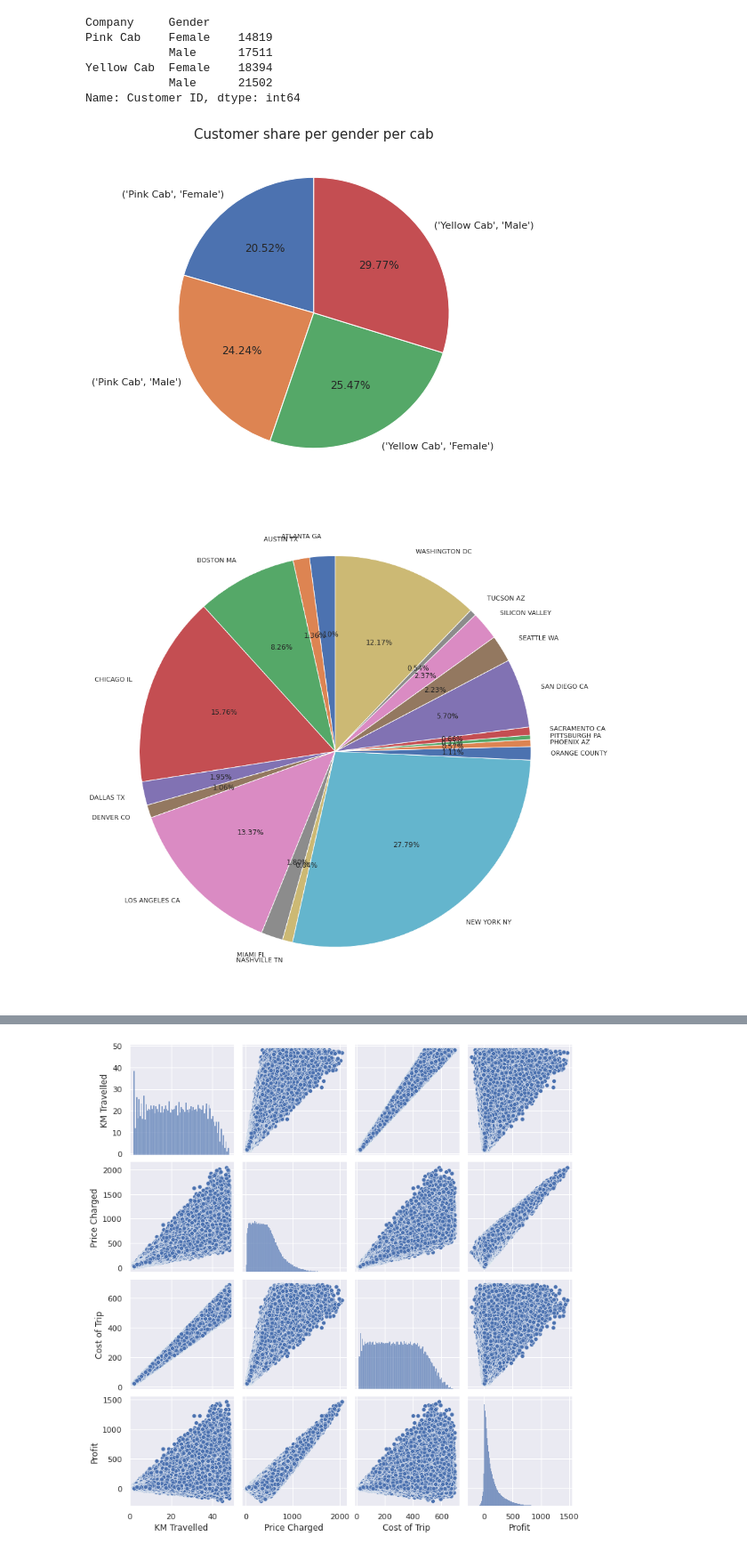
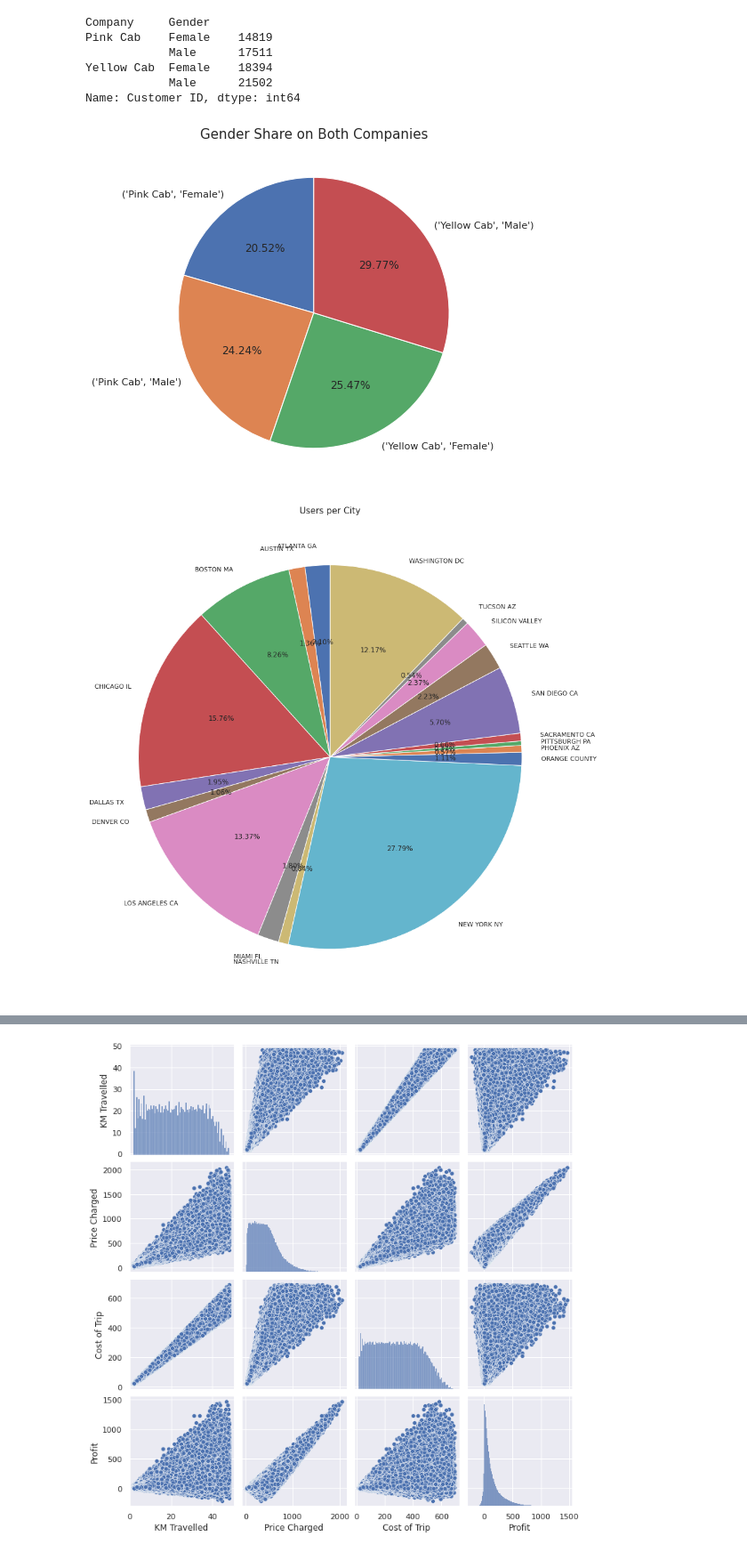
Before and after one commit to pnakinprabhakar/data, a Jupyter notebook: Week2/week2.ipynb, the cells around one changed output, grey strips where cells are left out. Shown at 89% size. Drawn from its saved outputs; the diff is of its cells as text; code cells hidden in the pictures.

```diff
--- a/Week2/week2.ipynb
+++ b/Week2/week2.ipynb
@@ -299,24 +299,23 @@ Yellow Cab  Female    18394
             Male      21502
 Name: Customer ID, dtype: int64
 # %%
-labs = gender_cab.index
-vals = gender_cab.values
 figp, axp = plt.subplots(figsize=(10,7))
-axp.pie(vals , labels=labs, autopct='%1.2f%%', startangle=90,)
+axp.pie(gender_cab.values , labels=gender_cab.index, autopct='%1.2f%%', startangle=90,)
 
-plt.title('Customer share per gender per cab', fontsize = 15)
+plt.title('Gender Share on Both Companies', fontsize = 15)
 plt.show()
 # %% [output]
-[figure, old version]
+[figure, new version]
 # %%
 city_users = df.groupby('City')
 city_users = city_users.Users.count()
 
 figp , axp = plt.subplots(figsize=(15,20))
+plt.title('Users per City', fontsize = 15)
 
 axp.pie(city_users.values,labels = city_users.index,autopct='%1.2f%%',startangle=90,)
 plt.show()
 # %% [output]
-[figure, old version]
+[figure, new version]
 # %%
 population_per = (df['Users']/df['Population'])*100
```
Also changed, not shown: parts of 3 cells of this notebook.
